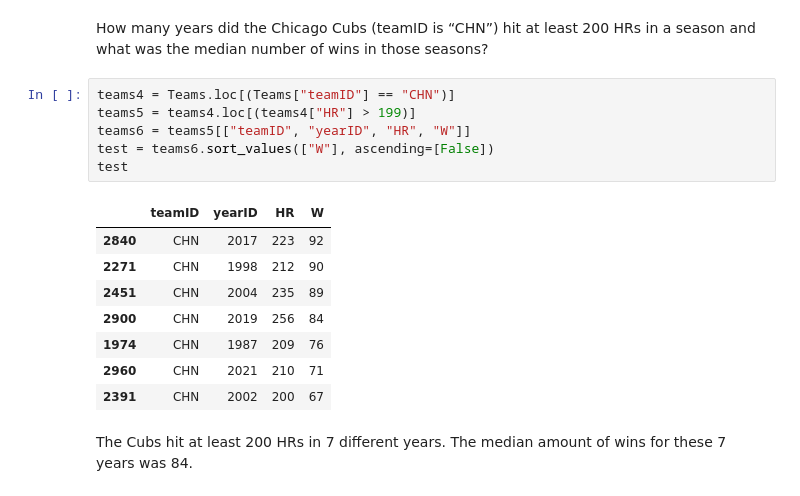
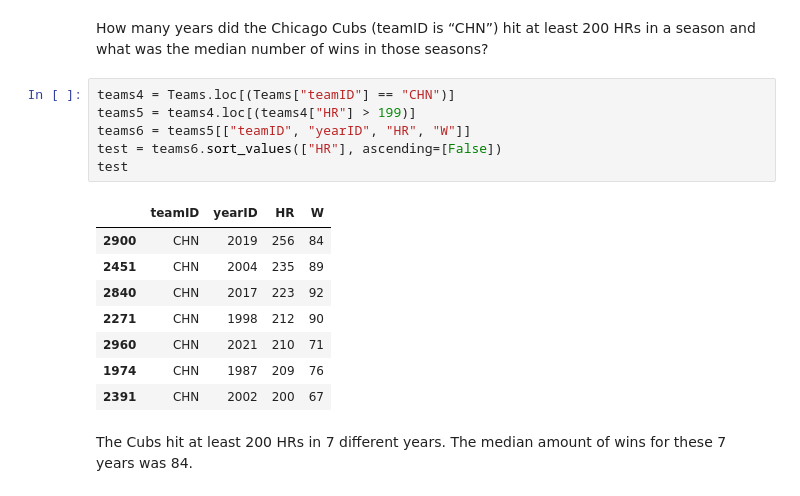
Before and after one commit to lwehausen/Python, a Jupyter notebook: Lahman_data_analysis.ipynb, the cells around one changed output. Drawn from its saved outputs; the diff is of its cells as text.

```diff
--- a/Lahman_data_analysis.ipynb
+++ b/Lahman_data_analysis.ipynb
@@ -37,17 +37,17 @@ of wins in those seasons?
 # %%
 teams4 = Teams.loc[(Teams["teamID"] == "CHN")]
 teams5 = teams4.loc[(teams4["HR"] > 199)]
 teams6 = teams5[["teamID", "yearID", "HR", "W"]]
-test = teams6.sort_values(["W"], ascending=[False])
+test = teams6.sort_values(["HR"], ascending=[False])
 test
 # %% [output]
 |  | teamID | yearID | HR | W |
+| 2900 | CHN | 2019 | 256 | 84 |
+| 2451 | CHN | 2004 | 235 | 89 |
 | 2840 | CHN | 2017 | 223 | 92 |
 | 2271 | CHN | 1998 | 212 | 90 |
-| 2451 | CHN | 2004 | 235 | 89 |
-| 2900 | CHN | 2019 | 256 | 84 |
+| 2960 | CHN | 2021 | 210 | 71 |
 | 1974 | CHN | 1987 | 209 | 76 |
-| 2960 | CHN | 2021 | 210 | 71 |
 | 2391 | CHN | 2002 | 200 | 67 |
 # %% [markdown]
 The Cubs hit at least 200 HRs in 7 different years. The median amount of wins for these 7 years was 84.
```
